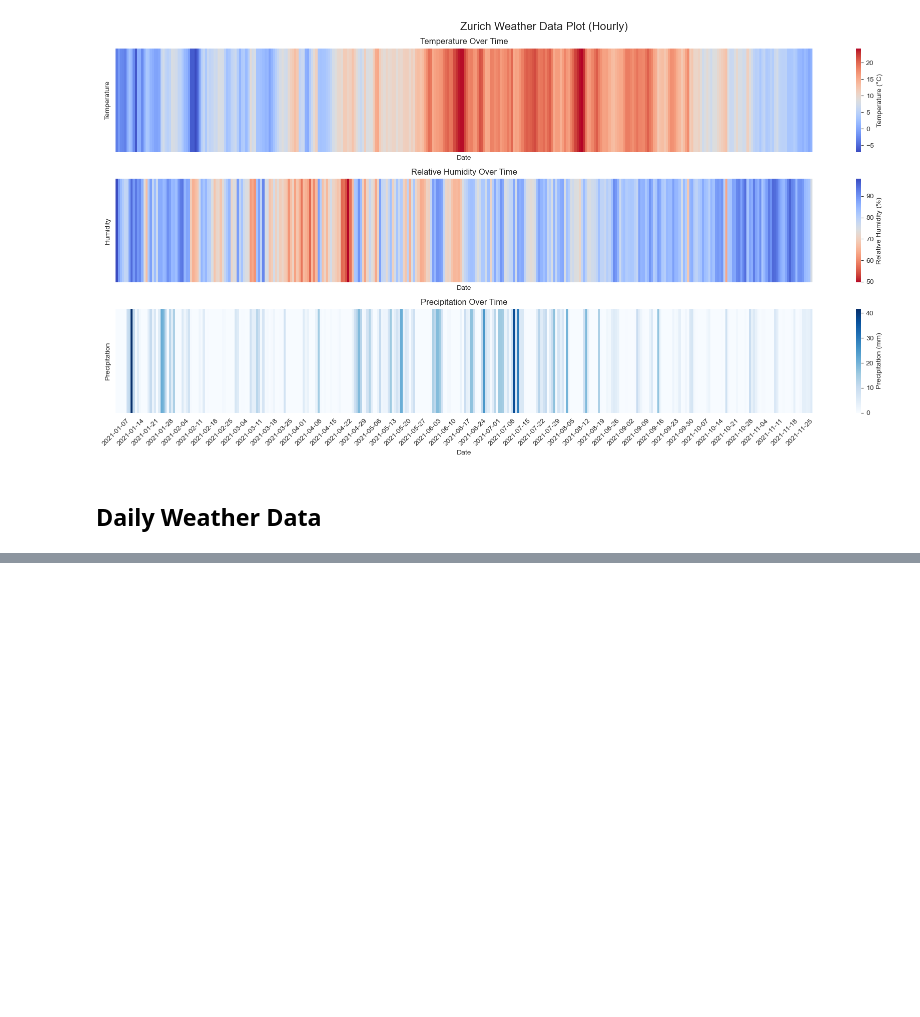
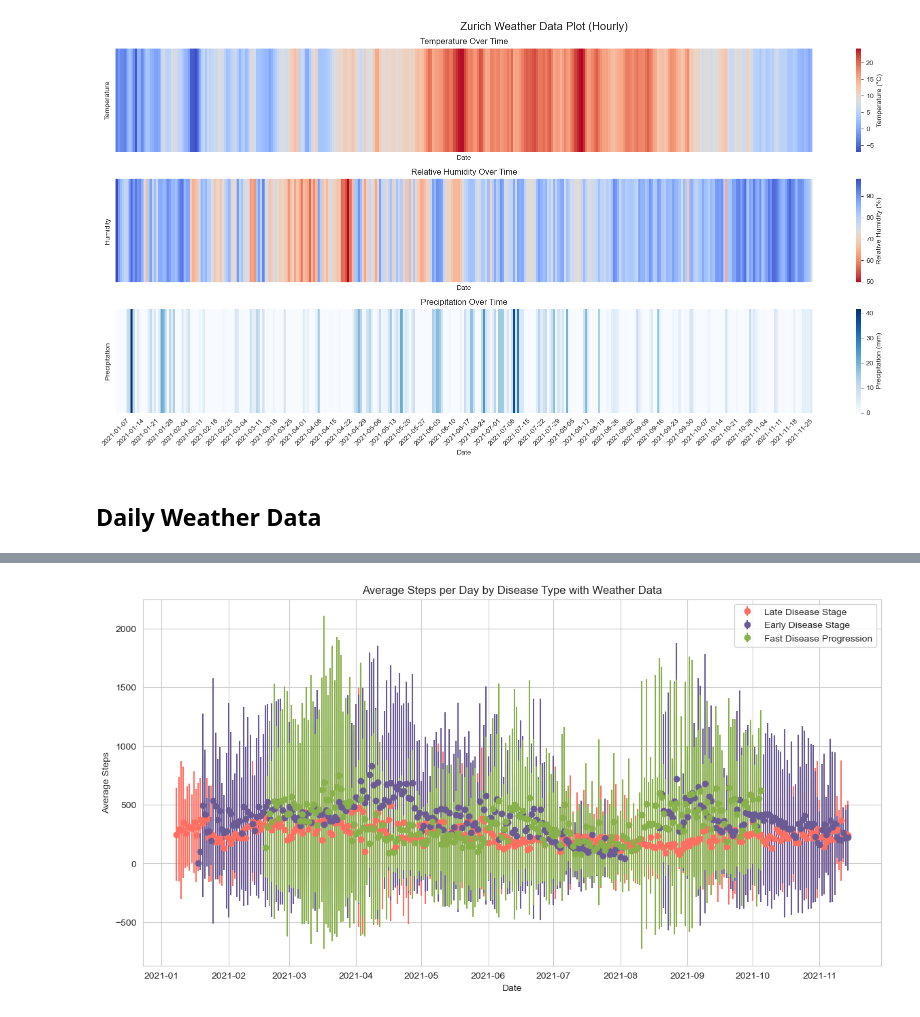
Before and after one commit to Taremeh/visualize-digital-health-seminar, a Jupyter notebook: weather/Weather_Data.ipynb, the cells around one changed output, grey strips where cells are left out. Saved outputs shown, nothing was run; the diff lists cells and outputs as text; code cells hidden in the pictures; blank space fills up the shorter version.

```diff
--- a/weather/Weather_Data.ipynb
+++ b/weather/Weather_Data.ipynb
@@ -253,0 +325,72 @@ See the caveats in the documentation: https://pandas.pydata.org/pandas-docs/stab
+# %%
+import pandas as pd
+import matplotlib.pyplot as plt
+import os
+
+# Load the overview CSV
+overview_df = pd.read_csv('../ClinicalMarkers_final.csv')
+
+# Create a list to store data for each participant
+participant_data = []
+
+# Read each participant's hourly sensor data
+for _, row in overview_df.iterrows():
+    participant_id = row['Id']
+    disease_type = row['disease_type']
+    filename = f'../Hourly Sensor Data/RHourly_{participant_id}.csv'
+    if os.path.exists(filename):
+        data = pd.read_csv(filename, parse_dates=['time'])
+        data['disease_type'] = disease_type
+        data['participant_id'] = participant_id
+        participant_data.append(data)
+
+# Concatenate all dataframes into a single dataframe
+all_data = pd.concat(participant_data)
+
+# Extract the date from the time column
+all_data['date'] = all_data['time'].dt.date
+
+# Group by disease type and date, then calculate mean trends
+grouped = all_data.groupby(['disease_type', 'date'])
+
+# Calculate mean, std, and count
+daily_data = grouped.agg({
+    'steps': ['mean', 'std', 'count'],
+    'sleep': ['mean', 'std', 'count'],
+    'heartrate': ['mean', 'std', 'count']
+}).reset_index()
+
+# Flatten MultiIndex columns
+daily_data.columns = ['disease_type', 'date', 'steps_mean', 'steps_std', 'steps_count', 'sleep_mean', 'sleep_std', 'sleep_count', 'heartrate_mean', 'heartrate_std', 'heartrate_count']
+
+# Read the daily weather CSV file
+weather_df = pd.read_csv('zurich_weather_daily.csv')
+
+# Convert the 'date' column to datetime
+weather_df['date'] = pd.to_datetime(weather_df['date']).dt.date
+
+# Merge the daily_data with the weather data
+merged_data = pd.merge(daily_data, weather_df, on='date')
+
+# Display the merged data
+print("Merged Data:")
+print(merged_data.head())
+
+# Plotting example: Steps vs Temperature
+plt.figure(figsize=(14, 7))
+colors = {
+    'Late Disease Stage': '#FF6F61',  # Coral
+    'Early Disease Stage': '#6B5B95',  # Royal purple
+    'Fast Disease Progression': '#88B04B'  # Olive green
+}
+for disease_type, color in colors.items():
+    subset = merged_data[merged_data['disease_type'] == disease_type]
+    plt.errorbar(subset['date'], subset['steps_mean'], yerr=subset['steps_std'], label=disease_type, fmt='o', color=color)
+
+plt.title('Average Steps per Day by Disease Type with Weather Data')
+plt.xlabel('Date')
+plt.ylabel('Average Steps')
+plt.legend()
+plt.grid(True)
+plt.show()
+# %% [output]
@@ -253,0 +414 @@ See the caveats in the documentation: https://pandas.pydata.org/pandas-docs/stab
+[figure, added]
```
Also changed, not shown: parts of 11 cells of this notebook, 4 other files.
